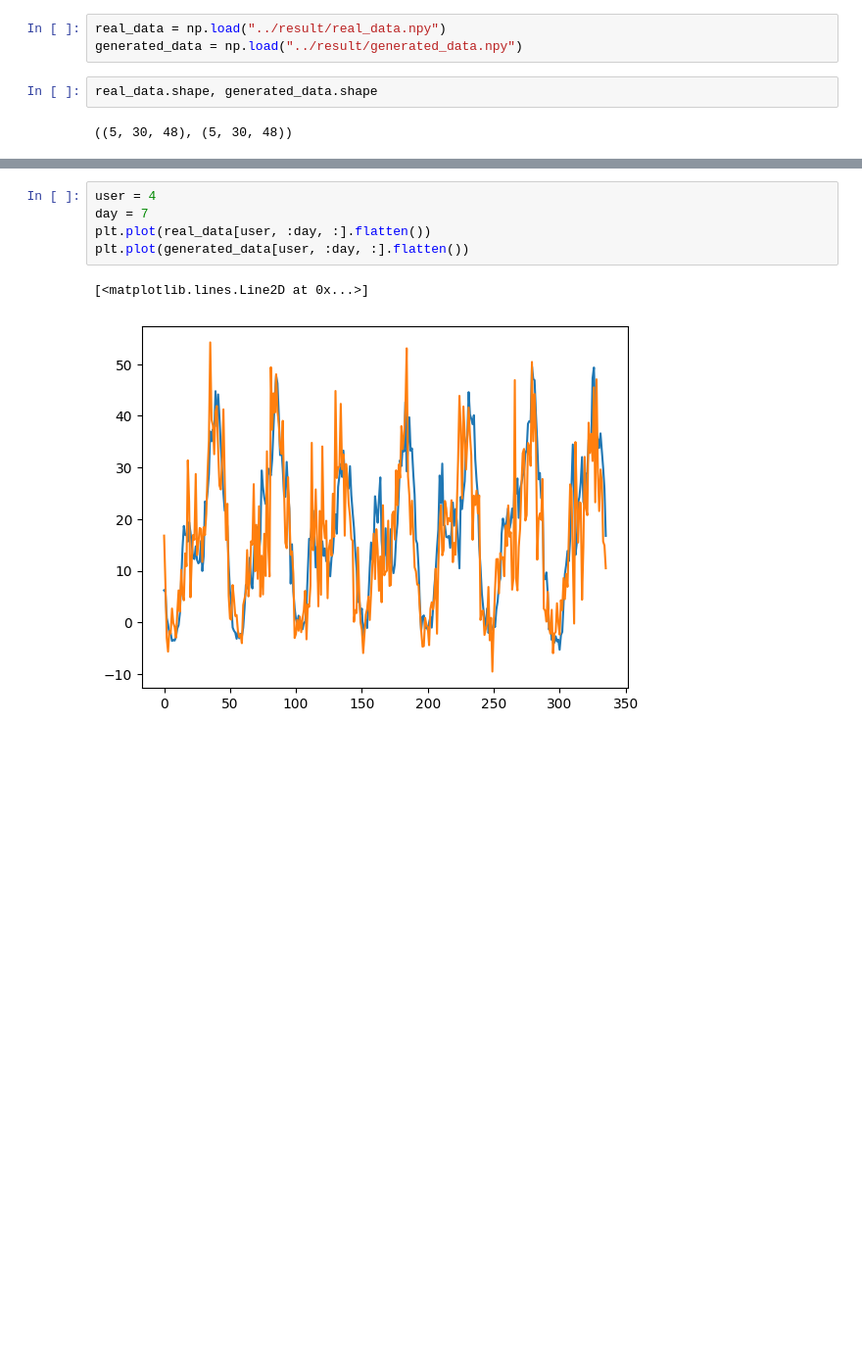
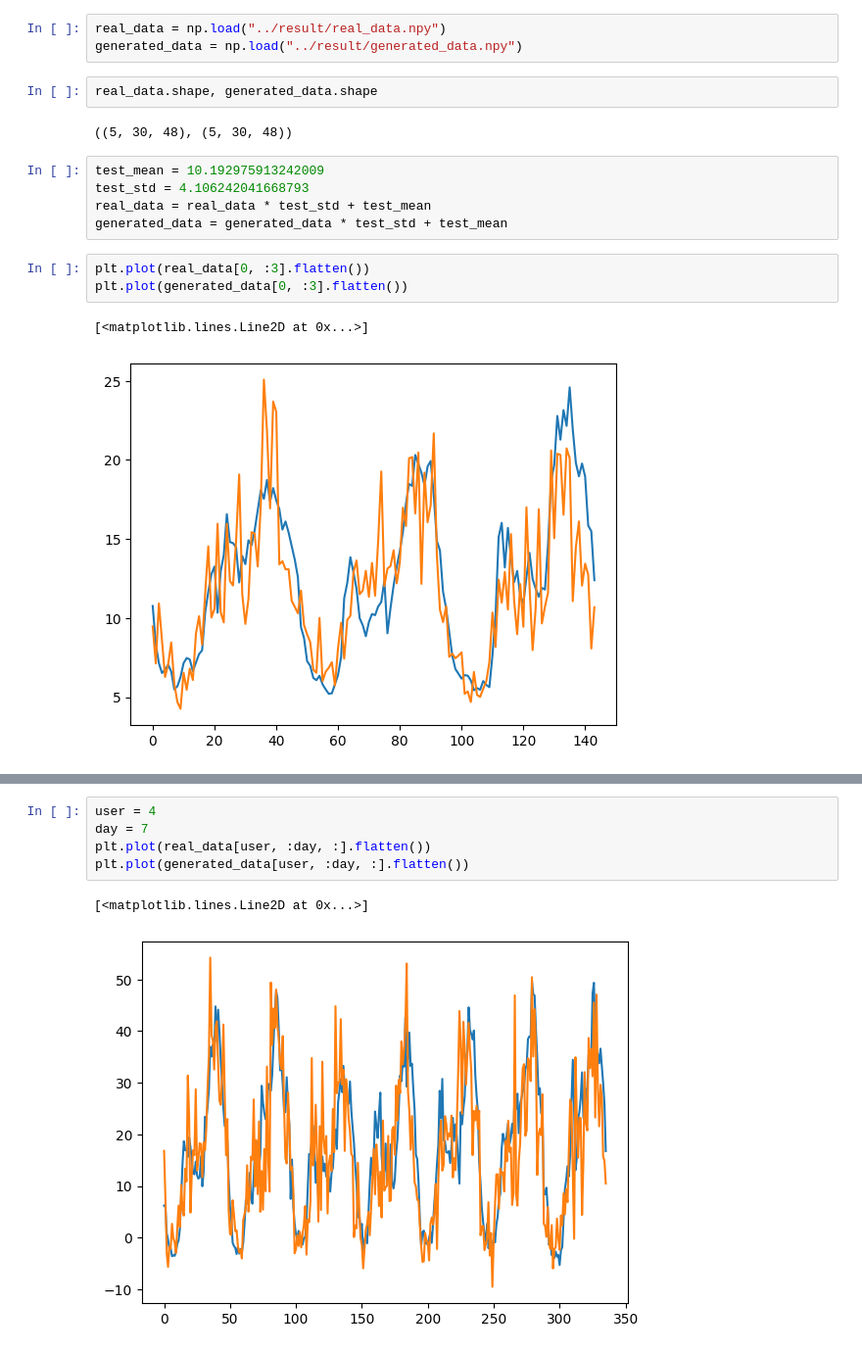
Before and after one commit to KunWang-22/Load_Generation, a Jupyter notebook: model/model.ipynb, the cells around one changed output, grey strips where cells are left out. Shown: that part at 98% size. Cells and saved outputs as stored; diff of their text form; blank space fills up the shorter version.

```diff
--- a/model/model.ipynb
+++ b/model/model.ipynb
@@ -17,3 +17,14 @@ generated_data = np.load("../result/generated_data.npy")
 real_data.shape, generated_data.shape
 # %% [output]
 ((5, 30, 48), (5, 30, 48))
+# %%
+test_mean = 10.192975913242009
+test_std = 4.106242041668793
+real_data = real_data * test_std + test_mean
+generated_data = generated_data * test_std + test_mean
+# %%
+plt.plot(real_data[0, :3].flatten())
+plt.plot(generated_data[0, :3].flatten())
+# %% [output]
+[<matplotlib.lines.Line2D at 0x...>]
+[figure, added]
```
Also changed, not shown: parts of 25 cells of this notebook, 9 other files.
